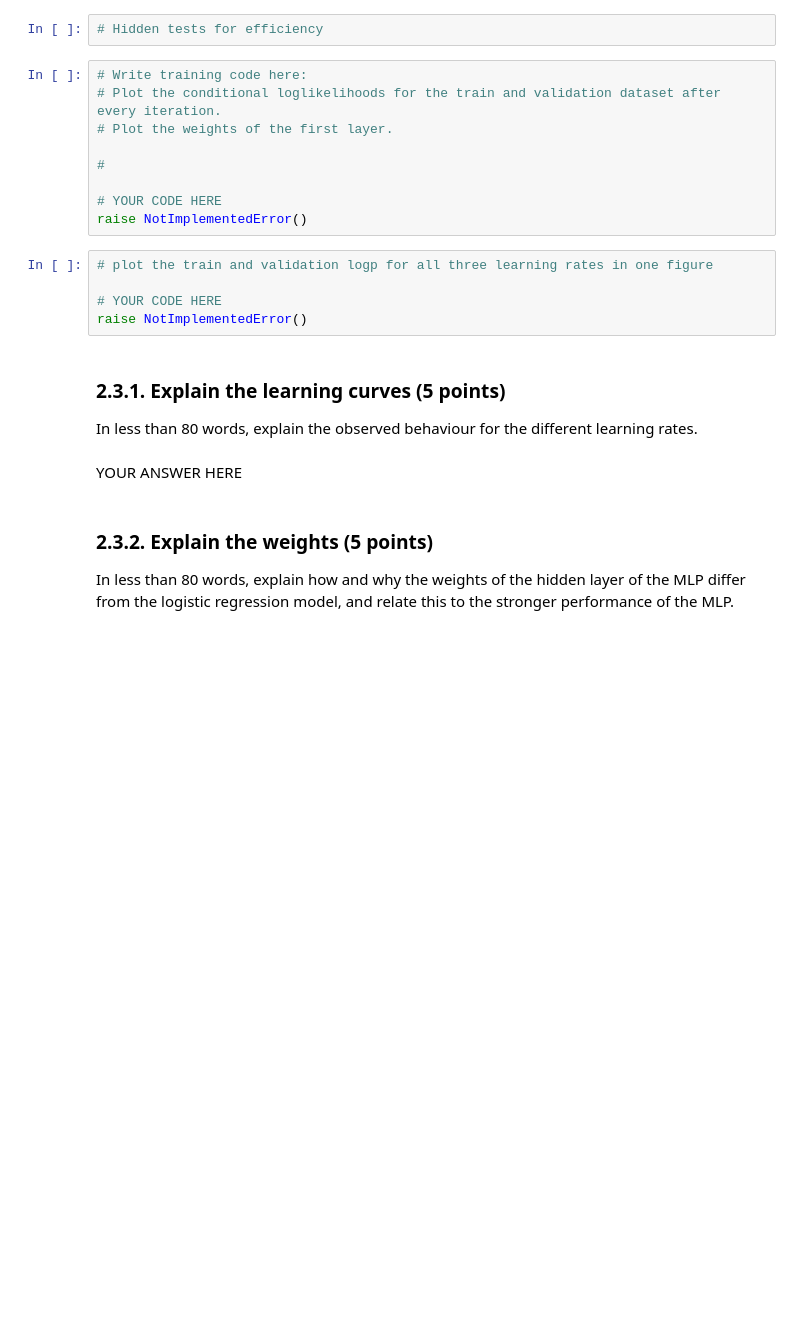
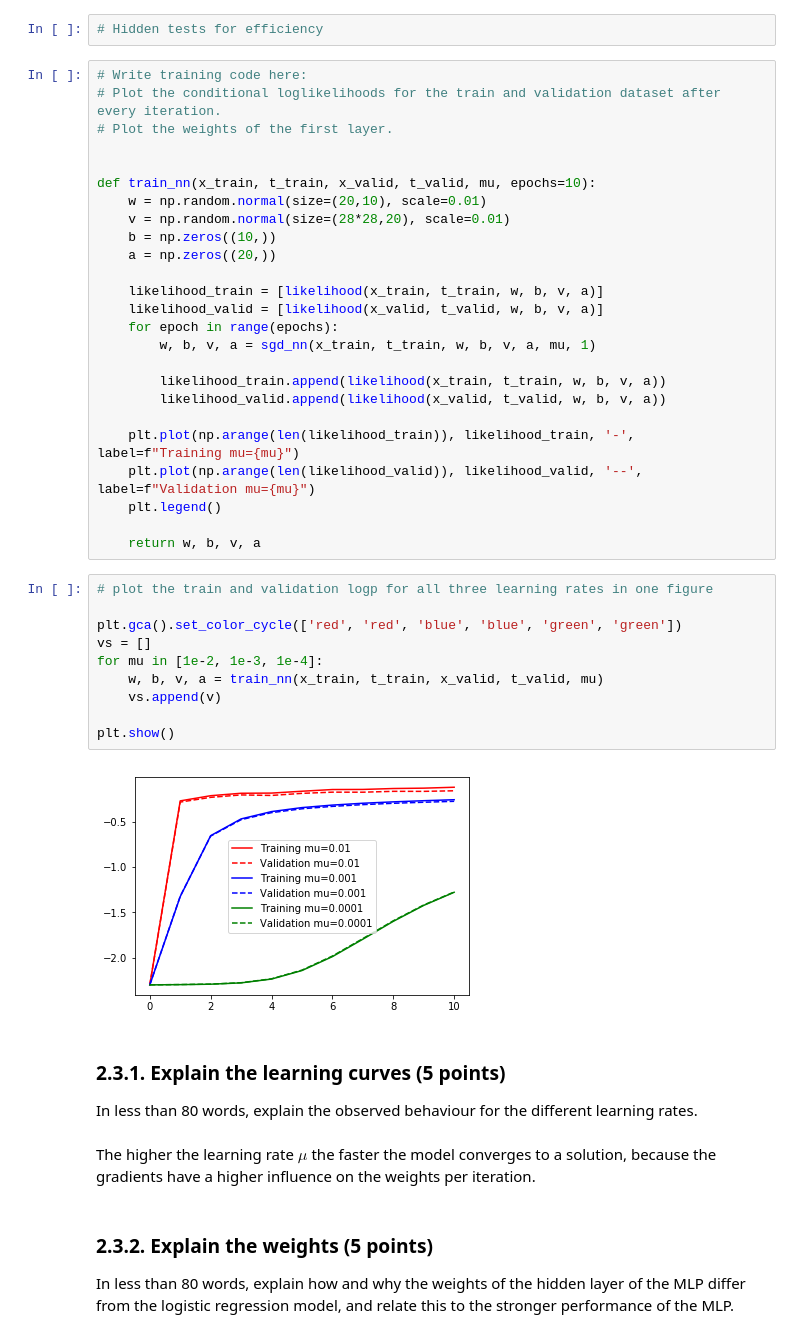
Before and after one commit to jurrew27/machine-learning, a Jupyter notebook: 11252138_10580467_lab2.ipynb, the cells around one changed output. Saved outputs shown, nothing was run; the diff lists cells and outputs as text; blank space fills up the shorter version.

Commit message:
part two, except gradient derivations

```diff
--- a/11252138_10580467_lab2.ipynb
+++ b/11252138_10580467_lab2.ipynb
@@ -660,24 +719,47 @@ raise NotImplementedError()
 # %%
 # Hidden tests for efficiency
-# %%
-# Write training code here:
-# Plot the conditional loglikelihoods for the train and validation dataset after every iteration.
-# Plot the weights of the first layer.
-
-#
-
-# YOUR CODE HERE
-raise NotImplementedError()
-# %%
-# plot the train and validation logp for all three learning rates in one figure
-
-# YOUR CODE HERE
-raise NotImplementedError()
+# %%
+# Write training code here:
+# Plot the conditional loglikelihoods for the train and validation dataset after every iteration.
+# Plot the weights of the first layer.
+
+
+def train_nn(x_train, t_train, x_valid, t_valid, mu, epochs=10):
+    w = np.random.normal(size=(20,10), scale=0.01)
+    v = np.random.normal(size=(28*28,20), scale=0.01)
+    b = np.zeros((10,))
+    a = np.zeros((20,))
+
+    likelihood_train = [likelihood(x_train, t_train, w, b, v, a)]
+    likelihood_valid = [likelihood(x_valid, t_valid, w, b, v, a)]
+    for epoch in range(epochs):
+        w, b, v, a = sgd_nn(x_train, t_train, w, b, v, a, mu, 1)
+
+        likelihood_train.append(likelihood(x_train, t_train, w, b, v, a))
+        likelihood_valid.append(likelihood(x_valid, t_valid, w, b, v, a))
+
+    plt.plot(np.arange(len(likelihood_train)), likelihood_train, '-', label=f"Training mu={mu}")
+    plt.plot(np.arange(len(likelihood_valid)), likelihood_valid, '--', label=f"Validation mu={mu}")
+    plt.legend()
+
+    return w, b, v, a
+# %%
+# plot the train and validation logp for all three learning rates in one figure
+
+plt.gca().set_color_cycle(['red', 'red', 'blue', 'blue', 'green', 'green'])
+vs = []
+for mu in [1e-2, 1e-3, 1e-4]:
+    w, b, v, a = train_nn(x_train, t_train, x_valid, t_valid, mu)
+    vs.append(v)
+
+plt.show()
+# %% [output]
+[figure, added]
 # %% [markdown]
 ### 2.3.1. Explain the learning curves (5 points)
 In less than 80 words, explain the observed behaviour for the different learning rates.
-# %% [markdown]
-YOUR ANSWER HERE
+# %% [markdown]
+The higher the learning rate $\mu $ the faster the model converges to a solution, because the gradients have a higher influence on the weights per iteration.
 # %% [markdown]
 ### 2.3.2. Explain the weights (5 points)
 In less than 80 words, explain how and why the weights of the hidden layer of the MLP differ from the logistic regression model, and relate this to the stronger performance of the MLP.
```
Also changed, not shown: parts of 18 cells of this notebook.
